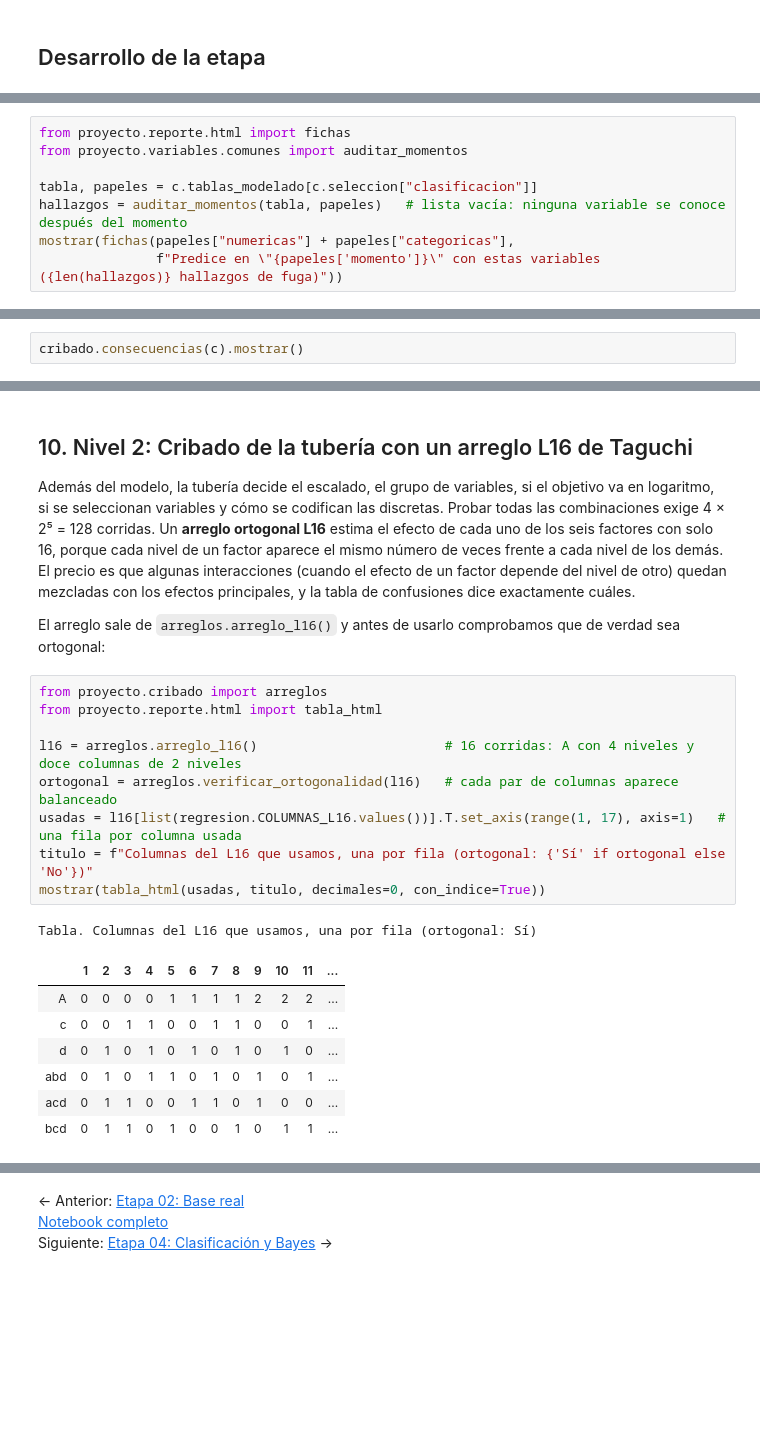
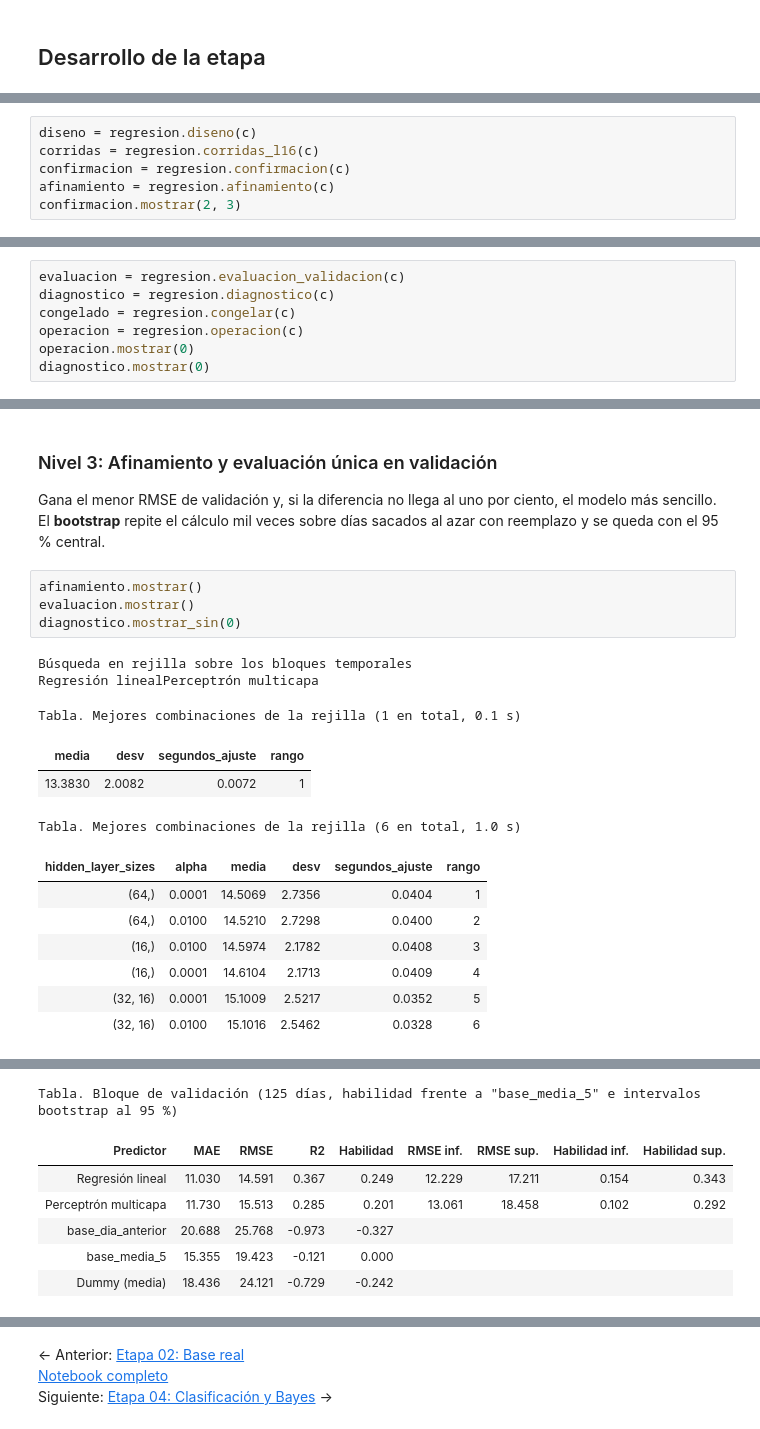
Before and after one commit to Over-HCV/ML-I, a Jupyter notebook: content/docs/final-project/notebooks/03_cribado_regresion.ipynb, the cells around one changed output, grey strips where cells are left out. Saved outputs shown, nothing was run; the diff lists cells and outputs as text; blank space fills up the shorter version.

```diff
--- a/content/docs/final-project/notebooks/03_cribado_regresion.ipynb
+++ b/content/docs/final-project/notebooks/03_cribado_regresion.ipynb
@@ -261,9 +211,7 @@ variables usa y si la auditoría de fugas encontró algo:
 # %%
-from proyecto.reporte.html import fichas
-from proyecto.variables.comunes import auditar_momentos
-
-tabla, papeles = c.tablas_modelado[c.seleccion["clasificacion"]]
-hallazgos = auditar_momentos(tabla, papeles)   # lista vacía: ninguna variable se conoce después del momento
-mostrar(fichas(papeles["numericas"] + papeles["categoricas"],
-               f"Predice en \"{papeles['momento']}\" con estas variables ({len(hallazgos)} hallazgos de fuga)"))
+diseno = regresion.diseno(c)
+corridas = regresion.corridas_l16(c)
+confirmacion = regresion.confirmacion(c)
+afinamiento = regresion.afinamiento(c)
+confirmacion.mostrar(2, 3)
 # %% [output]
@@ -277,4 +231,9 @@ complementario sobre los clientes.
 # %%
-cribado.consecuencias(c).mostrar()
+evaluacion = regresion.evaluacion_validacion(c)
+diagnostico = regresion.diagnostico(c)
+congelado = regresion.congelar(c)
+operacion = regresion.operacion(c)
+operacion.mostrar(0)
+diagnostico.mostrar(0)
 # %% [output]
 [interactive output not drawn]
@@ -417,29 +520,23 @@ regresion.coeficientes(c).mostrar()
 # %% [markdown]
-## 10. Nivel 2: Cribado de la tubería con un arreglo L16 de Taguchi
+### Nivel 3: Afinamiento y evaluación única en validación
 
-Además del modelo, la tubería decide el escalado, el grupo de variables, si el objetivo va en logaritmo, si se
-seleccionan variables y cómo se codifican las discretas. Probar todas las combinaciones exige 4 × 2⁵ = 128
-corridas. Un **arreglo ortogonal L16** estima el efecto de cada uno de los seis factores con solo 16, porque cada
-nivel de un factor aparece el mismo número de veces frente a cada nivel de los demás. El precio es que algunas
-interacciones (cuando el efecto de un factor depende del nivel de otro) quedan mezcladas con los efectos
-principales, y la tabla de confusiones dice exactamente cuáles.
-
-El arreglo sale de `arreglos.arreglo_l16()` y antes de usarlo comprobamos que de verdad sea ortogonal:
+Gana el menor RMSE de validación y, si la diferencia no llega al uno por ciento, el modelo más sencillo. El
+**bootstrap** repite el cálculo mil veces sobre días sacados al azar con reemplazo y se queda con el 95 % central.
 # %%
-from proyecto.cribado import arreglos
-from proyecto.reporte.html import tabla_html
-
-l16 = arreglos.arreglo_l16()                        # 16 corridas: A con 4 niveles y doce columnas de 2 niveles
-ortogonal = arreglos.verificar_ortogonalidad(l16)   # cada par de columnas aparece balanceado
-usadas = l16[list(regresion.COLUMNAS_L16.values())].T.set_axis(range(1, 17), axis=1)   # una fila por columna usada
-titulo = f"Columnas del L16 que usamos, una por fila (ortogonal: {'Sí' if ortogonal else 'No'})"
-mostrar(tabla_html(usadas, titulo, decimales=0, con_indice=True))
+afinamiento.mostrar()
+evaluacion.mostrar()
+diagnostico.mostrar_sin(0)
 # %% [output]
-Tabla. Columnas del L16 que usamos, una por fila (ortogonal: Sí)
+Búsqueda en rejilla sobre los bloques temporales
+Regresión linealPerceptrón multicapa
+Tabla. Mejores combinaciones de la rejilla (1 en total, 0.1 s)
-|  | 1 | 2 | 3 | 4 | 5 | 6 | 7 | 8 | 9 | 10 | 11 | ... |
-| A | 0 | 0 | 0 | 0 | 1 | 1 | 1 | 1 | 2 | 2 | 2 | ... |
-| c | 0 | 0 | 1 | 1 | 0 | 0 | 1 | 1 | 0 | 0 | 1 | ... |
-| d | 0 | 1 | 0 | 1 | 0 | 1 | 0 | 1 | 0 | 1 | 0 | ... |
-| abd | 0 | 1 | 0 | 1 | 1 | 0 | 1 | 0 | 1 | 0 | 1 | ... |
-| acd | 0 | 1 | 1 | 0 | 0 | 1 | 1 | 0 | 1 | 0 | 0 | ... |
-| bcd | 0 | 1 | 1 | 0 | 1 | 0 | 0 | 1 | 0 | 1 | 1 | ... |
+| media | desv | segundos_ajuste | rango |
+| 13.3830 | 2.0082 | 0.0072 | 1 |
+Tabla. Mejores combinaciones de la rejilla (6 en total, 1.0 s)
+| hidden_layer_sizes | alpha | media | desv | segundos_ajuste | rango |
+| (64,) | 0.0001 | 14.5069 | 2.7356 | 0.0404 | 1 |
+| (64,) | 0.0100 | 14.5210 | 2.7298 | 0.0400 | 2 |
+| (16,) | 0.0100 | 14.5974 | 2.1782 | 0.0408 | 3 |
+| (16,) | 0.0001 | 14.6104 | 2.1713 | 0.0409 | 4 |
+| (32, 16) | 0.0001 | 15.1009 | 2.5217 | 0.0352 | 5 |
+| (32, 16) | 0.0100 | 15.1016 | 2.5462 | 0.0328 | 6 |
@@ -445,0 +544,7 @@ Tabla. Columnas del L16 que usamos, una por fila (ortogonal: Sí)
+Tabla. Bloque de validación (125 días, habilidad frente a "base_media_5" e intervalos bootstrap al 95 %)
+| Predictor | MAE | RMSE | R2 | Habilidad | RMSE inf. | RMSE sup. | Habilidad inf. | Habilidad sup. |
+| Regresión lineal | 11.030 | 14.591 | 0.367 | 0.249 | 12.229 | 17.211 | 0.154 | 0.343 |
+| Perceptrón multicapa | 11.730 | 15.513 | 0.285 | 0.201 | 13.061 | 18.458 | 0.102 | 0.292 |
+| base_dia_anterior | 20.688 | 25.768 | -0.973 | -0.327 |  |  |  |  |
+| base_media_5 | 15.355 | 19.423 | -0.121 | 0.000 |  |  |  |  |
+| Dummy (media) | 18.436 | 24.121 | -0.729 | -0.242 |  |  |  |  |
```
Also changed, not shown: parts of 77 cells of this notebook, 39 other files.
